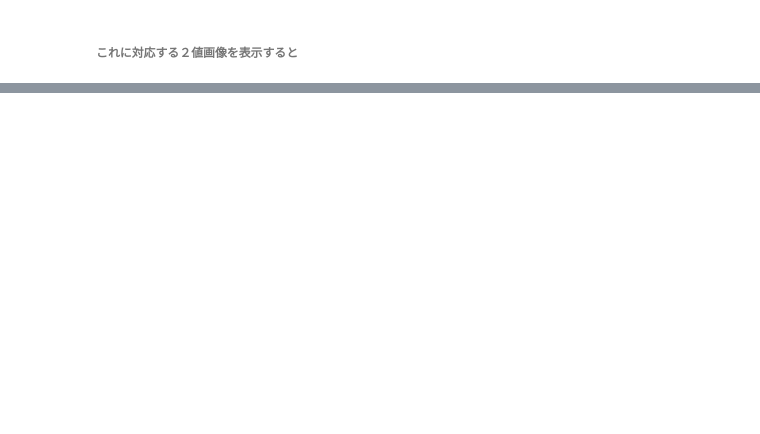
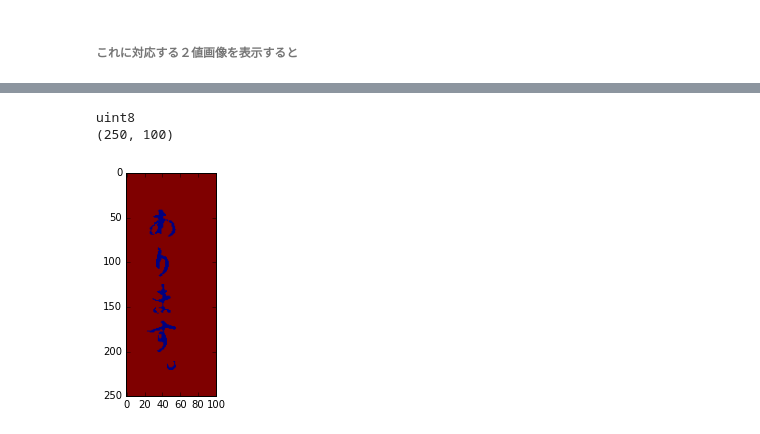
Before and after one commit to skkmania/knbnk3, a Jupyter notebook: doc/adj_check.ipynb, the cells around one changed output, grey strips where cells are left out. Drawn from its saved outputs; the diff is of its cells as text; code cells hidden in the pictures; blank space fills up the shorter version.

```diff
--- a/doc/adj_check.ipynb
+++ b/doc/adj_check.ipynb
@@ -112,0 +152,9 @@ plt.imshow(np.array(bi_bubun))
+# %%
+ret, kusen_thresh = cv2.threshold(kusen_gray, 127, 255, 0)
+plt.imshow(kusen_thresh)
+print(kusen_thresh.dtype)
+print(kusen_thresh.shape)
+# %% [output]
+uint8
+(250, 100)
+[figure, added]
```
Also changed, not shown: parts of 31 cells of this notebook, 2 other files.
